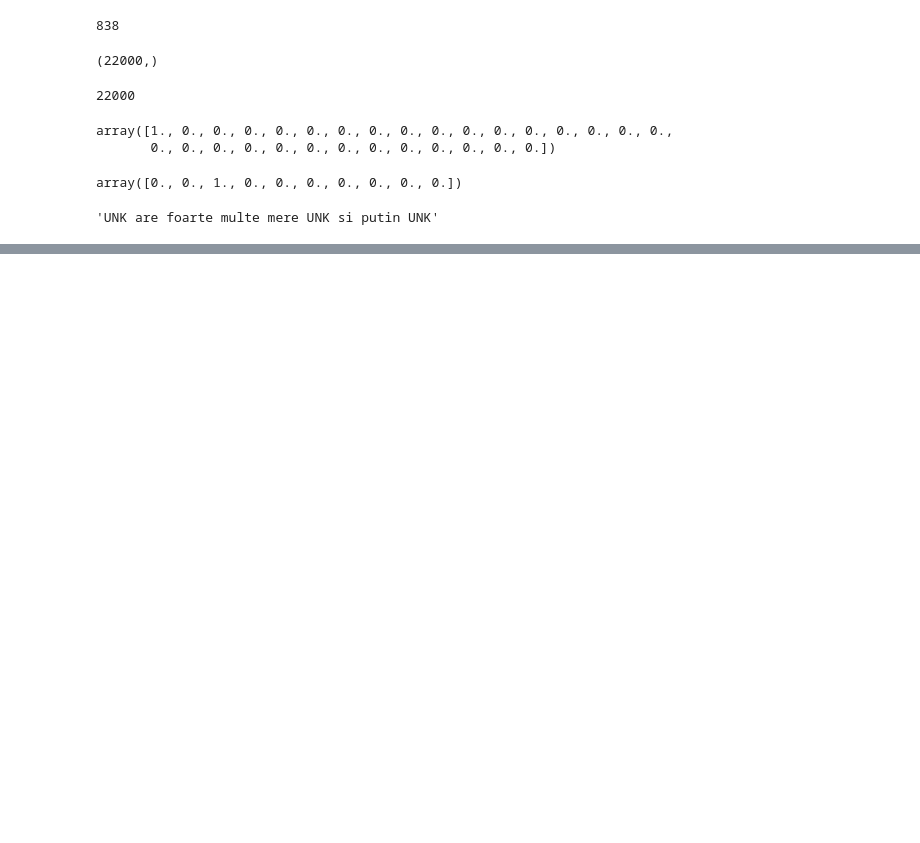
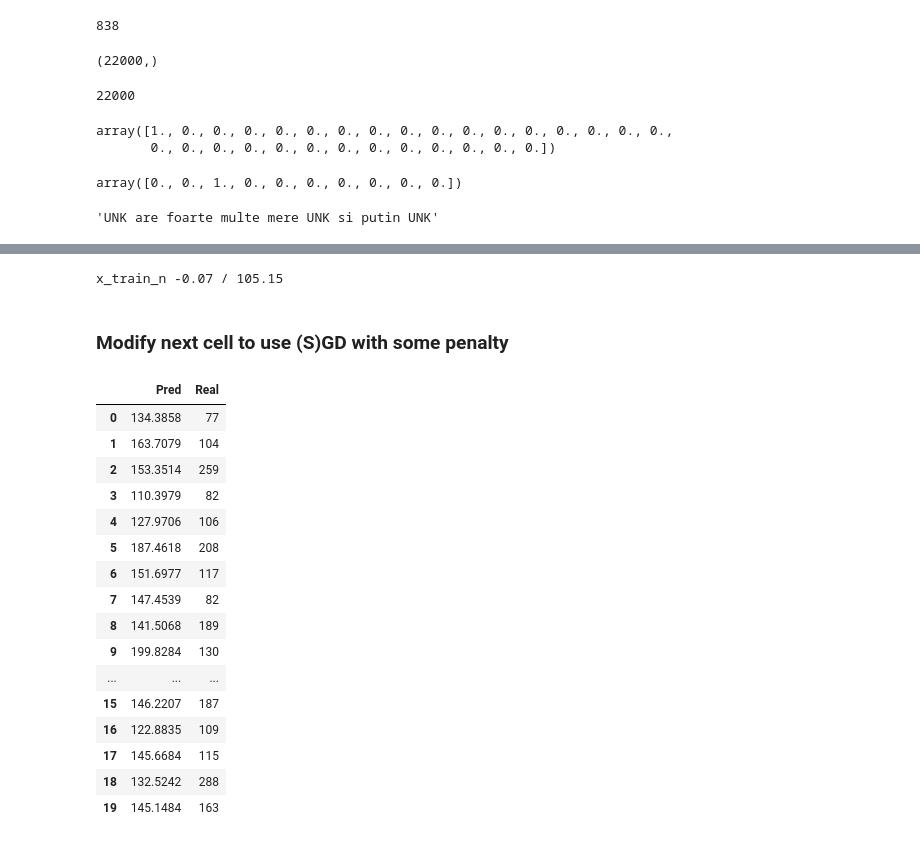
Before and after one commit to Lummetry/DS103, a Jupyter notebook: Scripts/04_restocracy_ro_budget_evaluator.ipynb, the cells around one changed output, grey strips where cells are left out. Drawn from its saved outputs; the diff is of its cells as text; code cells hidden in the pictures; blank space fills up the shorter version.

```diff
--- a/Scripts/04_restocracy_ro_budget_evaluator.ipynb
+++ b/Scripts/04_restocracy_ro_budget_evaluator.ipynb
@@ -196,0 +319,56 @@ vects_to_doc(test, i2w)
+# %%
+x_mean = x_train.mean()
+x_std = x_train.std()
+y_mean = y_train.mean()
+y_std = y_train.std()
+
+x_train_n = (x_train - x_mean) / x_std
+y_train_n = (y_train - y_mean) / y_std
+
+x_dev_n = (x_dev - x_mean) / x_std
+y_dev_n = (y_dev - y_mean) / y_std
+
+print("x_train_n {:.2f} / {:.2f}".format(x_train_n.min(), x_train_n.max()))
+# %% [output]
+x_train_n -0.07 / 105.15
+# %% [markdown]
+### Modify next cell to use (S)GD with some penalty
+# %%
+# normal equation take a LOT due to inverse of [22000,22000] matrix
+# Theta = (X^T.X)^{-1}.X^T.y
+#Theta_n = np.linalg.pinv(x_train_n.T.dot(x_train_n) + 1.0 * np.eye(n_feats)).dot(x_train_n.T).dot(y_train_n)
+#y_pred_n = x_dev_n.dot(Theta_n)
+
+
+from sklearn.linear_model import LinearRegression
+model_n = LinearRegression()
+model_n.fit(x_train_n, y_train_n)
+y_pred_n = model_n.predict(x_dev_n)
+
+y_pred_n_dn = y_pred_n * y_std + y_mean
+
+df_results_n = pd.DataFrame(
+    {
+        'Pred' : y_pred_n_dn,
+        'Real' : y_dev,
+    }
+)
+df_results_n
+# %% [output]
+|  | Pred | Real |
+| 0 | 134.3858 | 77 |
+| 1 | 163.7079 | 104 |
+| 2 | 153.3514 | 259 |
+| 3 | 110.3979 | 82 |
+| 4 | 127.9706 | 106 |
+| 5 | 187.4618 | 208 |
+| 6 | 151.6977 | 117 |
+| 7 | 147.4539 | 82 |
+| 8 | 141.5068 | 189 |
+| 9 | 199.8284 | 130 |
+| ... | ... | ... |
+| 15 | 146.2207 | 187 |
+| 16 | 122.8835 | 109 |
+| 17 | 145.6684 | 115 |
+| 18 | 132.5242 | 288 |
+| 19 | 145.1484 | 163 |
```
Also changed, not shown: parts of 17 cells of this notebook, 1 other file.
